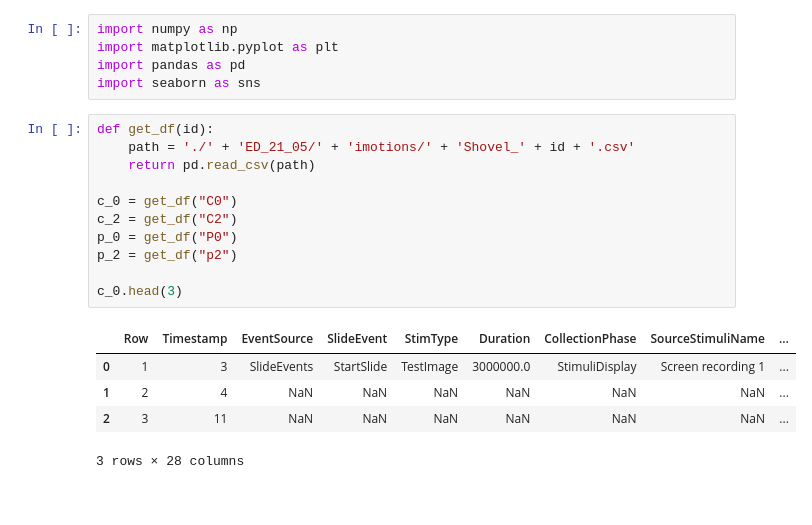
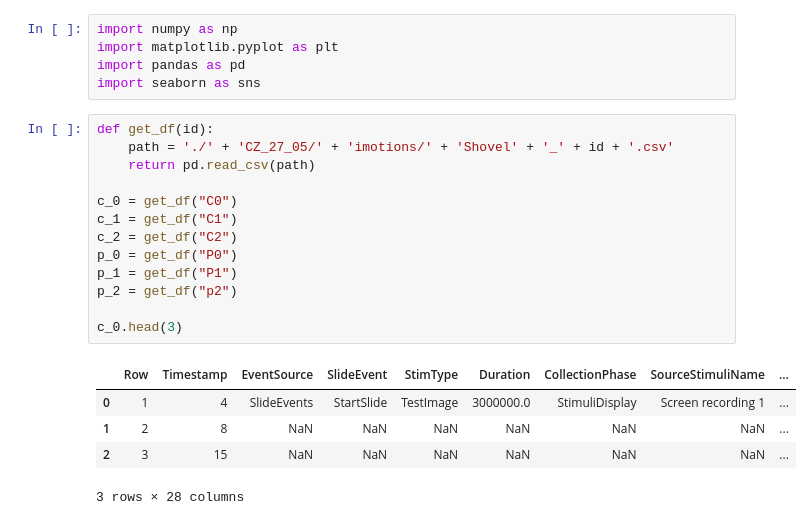
Before and after one commit to EliDll/pseudo-haptic-weight-lifting, a Jupyter notebook: EDA/imot_edda.ipynb, the cells around one changed output. Drawn from its saved outputs; the diff is of its cells as text.

```diff
--- a/EDA/imot_edda.ipynb
+++ b/EDA/imot_edda.ipynb
@@ -5,20 +5,22 @@ import pandas as pd
 import seaborn as sns
 # %%
 def get_df(id):
-    path = './' + 'ED_21_05/' + 'imotions/' + 'Shovel_' + id + '.csv'
+    path = './' + 'CZ_27_05/' + 'imotions/' + 'Shovel' + '_' + id + '.csv'
     return pd.read_csv(path)
 
 c_0 = get_df("C0")
+c_1 = get_df("C1")
 c_2 = get_df("C2")
 p_0 = get_df("P0")
+p_1 = get_df("P1")
 p_2 = get_df("p2")
 
 c_0.head(3)
 # %% [output]
 |  | Row | Timestamp | EventSource | SlideEvent | StimType | Duration | CollectionPhase | SourceStimuliName | ... |
-| 0 | 1 | 3 | SlideEvents | StartSlide | TestImage | 3000000.0 | StimuliDisplay | Screen recording 1 | ... |
-| 1 | 2 | 4 | NaN | NaN | NaN | NaN | NaN | NaN | ... |
-| 2 | 3 | 11 | NaN | NaN | NaN | NaN | NaN | NaN | ... |
+| 0 | 1 | 4 | SlideEvents | StartSlide | TestImage | 3000000.0 | StimuliDisplay | Screen recording 1 | ... |
+| 1 | 2 | 8 | NaN | NaN | NaN | NaN | NaN | NaN | ... |
+| 2 | 3 | 15 | NaN | NaN | NaN | NaN | NaN | NaN | ... |
 3 rows × 28 columns
 # %%
 hr = 'Heart rate'
```
Also changed, not shown: parts of 4 cells of this notebook, 27 other files.
